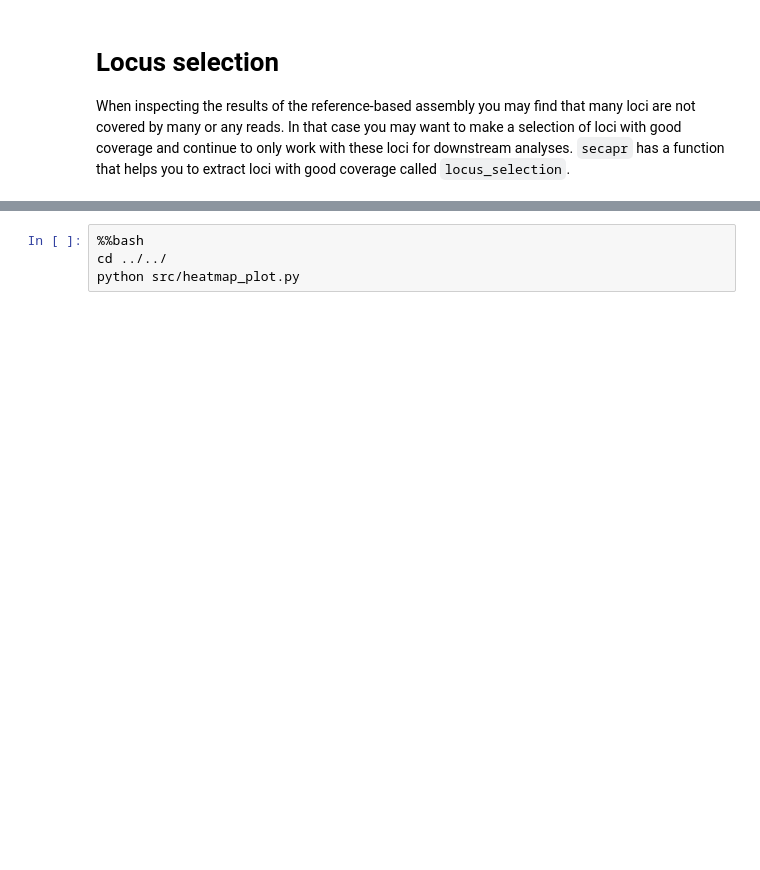
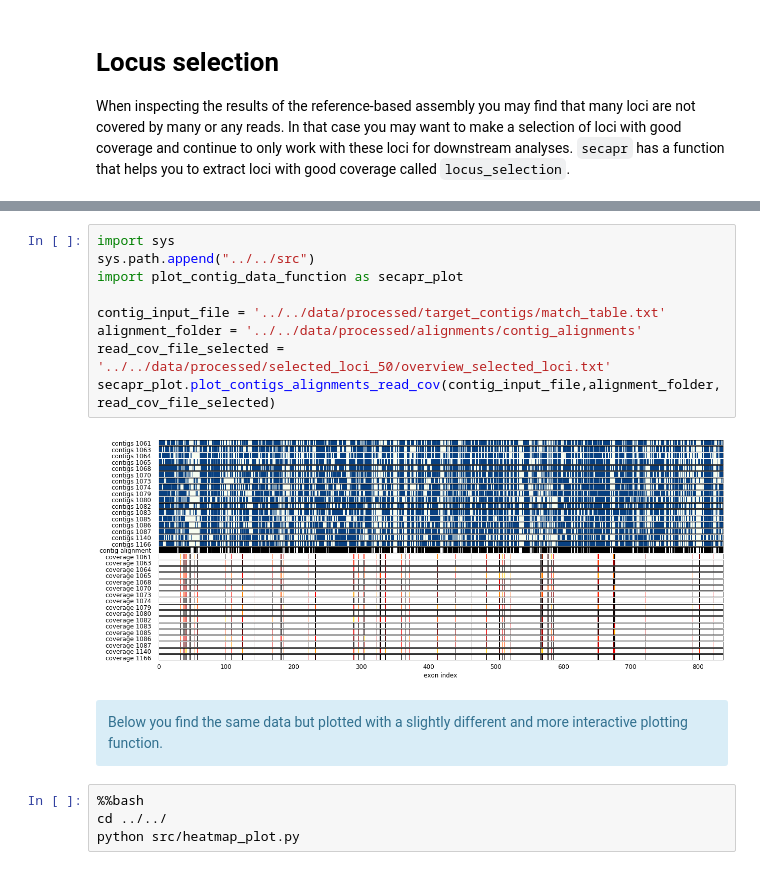
Before and after one commit to AntonelliLab/seqcap_processor, a Jupyter notebook: docs/notebook/locus_selection.ipynb, the cells around one changed output, grey strips where cells are left out. Cells and saved outputs as stored; diff of their text form; blank space fills up the shorter version.

Commit message:
new plotting options

```diff
--- a/docs/notebook/locus_selection.ipynb
+++ b/docs/notebook/locus_selection.ipynb
@@ -28,3 +32,16 @@ After running `secapr locus_selection` you can view the results by using a scrip
+# %%
+import sys
+sys.path.append("../../src")
+import plot_contig_data_function as secapr_plot
+
+contig_input_file = '../../data/processed/target_contigs/match_table.txt'
+alignment_folder = '../../data/processed/alignments/contig_alignments'
+read_cov_file_selected = '../../data/processed/selected_loci_50/overview_selected_loci.txt'
+secapr_plot.plot_contigs_alignments_read_cov(contig_input_file,alignment_folder,read_cov_file_selected)
+# %% [output]
+[figure, added]
+# %% [markdown]
+<div class="alert alert-block alert-info">Below you find the same data but plotted with a slightly different and more interactive plotting function.</div>
 # %%
 %%bash
 cd ../../
```
Also changed, not shown: parts of 4 cells of this notebook, 8 other files.
